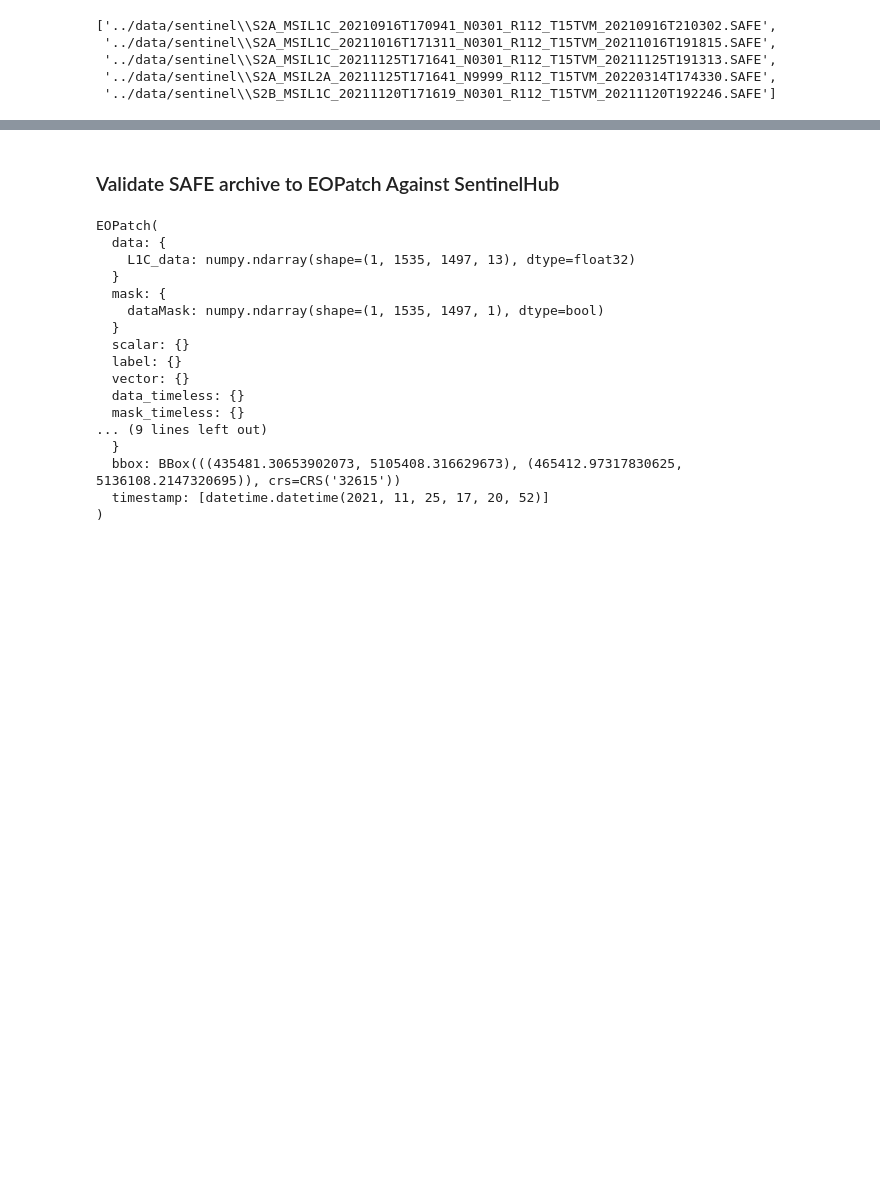
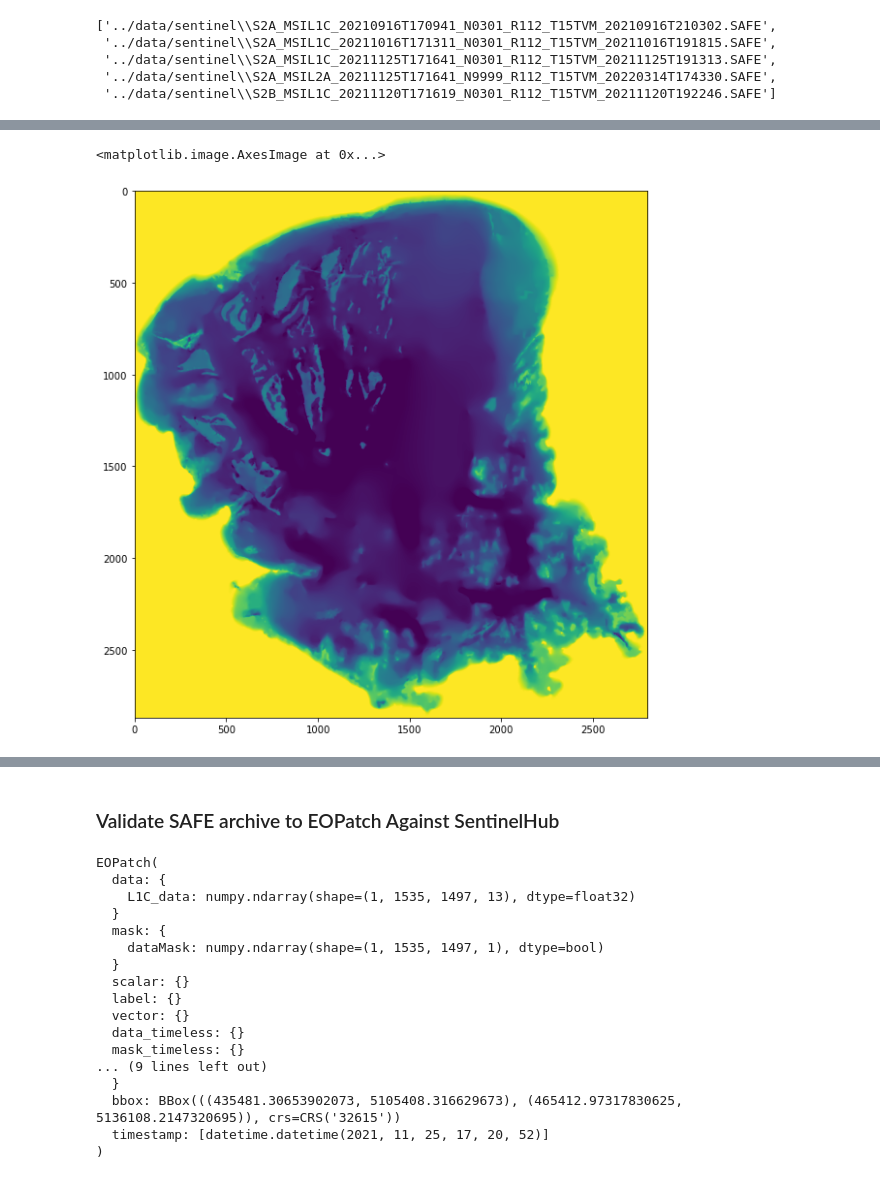
Before and after one commit to WalternativE/evaluation-preprocessing-methods-sentinel2-ml-based-bathymetry-estimation, a Jupyter notebook: notebooks/01__sentinel_eo_patch_io.ipynb, the cells around one changed output, grey strips where cells are left out. Cells and saved outputs as stored; diff of their text form; code cells hidden in the pictures; blank space fills up the shorter version.

```diff
--- a/notebooks/01__sentinel_eo_patch_io.ipynb
+++ b/notebooks/01__sentinel_eo_patch_io.ipynb
@@ -202,0 +257,22 @@ def plot_single_band(eopatch: EOPatch, feature, band_index=0, time_index=0, stre
+# %%
+class AppendBathyTimelessDataMask(EOTask):
+    def __init__(self, src_feature, dst_feature_name="bathy_data_mask", band_index=0):
+        self.src_feature = src_feature
+        self.dst_feature_name = dst_feature_name
+        self.band_index = band_index
+
+    def execute(self, eopatch):
+        if len(eopatch[self.src_feature].shape) > 3:
+            raise ValueError('Feature {} is not timeless'.format(self.src_feature))
+
+        bathy_data = np.copy(eopatch[self.src_feature][:,:,self.band_index])
+        bathy_data[bathy_data >= 0] = 0
+        bathy_data[bathy_data < 0] = 1
+        bathy_data = bathy_data.astype(np.uint8)
+
+        result_eopatch = eopatch.copy()
+        result_eopatch[FeatureType.MASK_TIMELESS, self.dst_feature_name] = (
+            np.atleast_3d(bathy_data)
+        )
+
+        return result_eopatch
@@ -202,0 +319,5 @@ def plot_single_band(eopatch: EOPatch, feature, band_index=0, time_index=0, stre
+# %%
+plot_single_band(millie_lacs_eop, (FeatureType.DATA_TIMELESS, 'bathy_data'), cmap='viridis')
+# %% [output]
+<matplotlib.image.AxesImage at 0x...>
+[figure, added]
```
Also changed, not shown: parts of 19 cells of this notebook.
